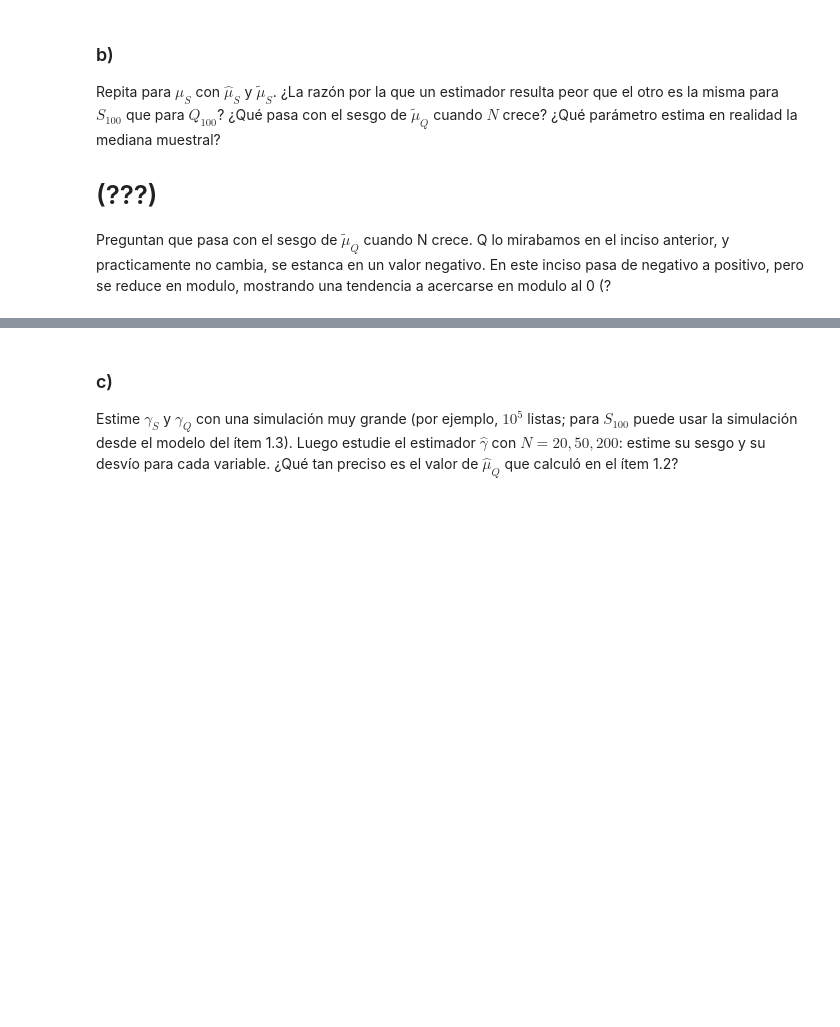
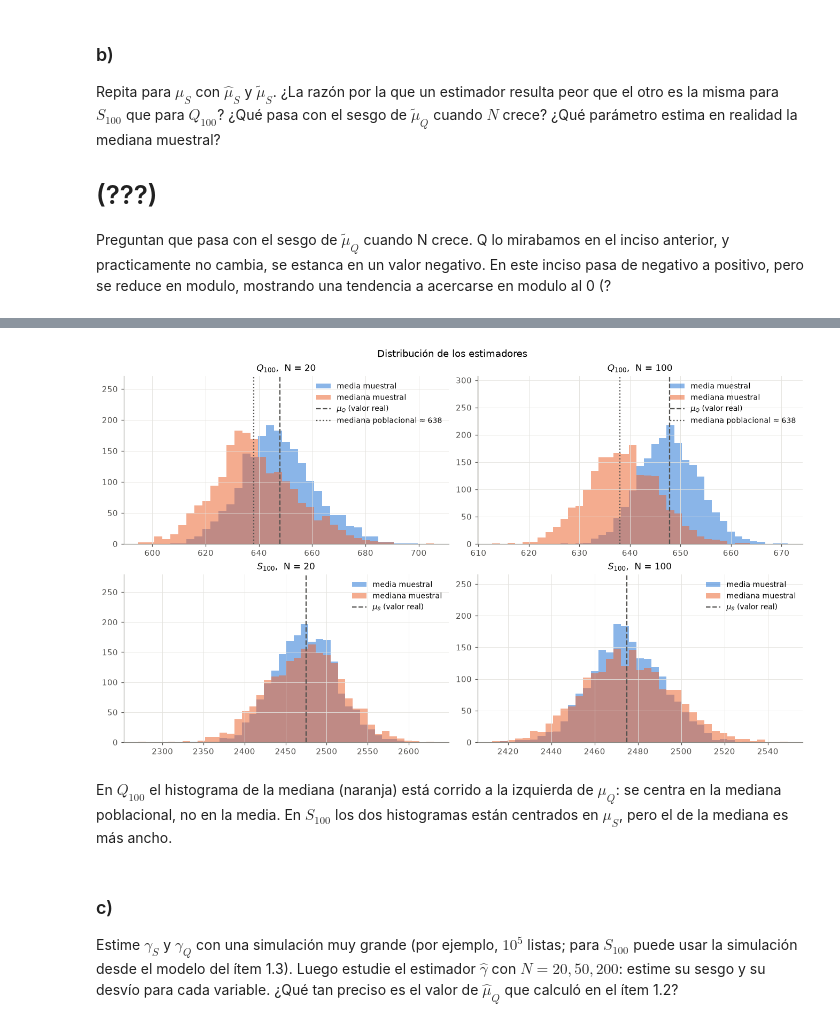
Before and after one commit to fdllrs/estadistica-computacional-tp, a Jupyter notebook: bloque2.ipynb, the cells around one changed output, grey strips where cells are left out. Saved outputs shown, nothing was run; the diff lists cells and outputs as text; code cells hidden in the pictures; blank space fills up the shorter version.

```diff
--- a/bloque2.ipynb
+++ b/bloque2.ipynb
@@ -147,3 +177,33 @@ El parámetro que estima es la mediana teórica.
+# %%
+# Poblaciones grandes (10^5 valores de cada variable): acá para la mediana poblacional, y en c) para γ_S y γ_Q
+Q_grande = muestras_Q(100_000)
+S_grande = muestras_S(100_000)
+mediana_pob_Q = np.median(Q_grande)
+
+# Distribución de los 2000 valores de cada estimador (mismas simulaciones de a) y b))
+fig, axes = plt.subplots(2, 2, figsize=(12, 7), constrained_layout=True)
+for fila, (variable, resultados, mu) in enumerate([("Q", resultados_Q, mu_Q), ("S", resultados_S, mu_S)]):
+    for col, N in enumerate([20, 100]):
+        ax = axes[fila, col]
+        medias, medianas = resultados[N]["estimaciones"]
+        # bins de ancho múltiplo de 0.5 (las medianas valen enteros o medios enteros)
+        todos = np.concatenate([medias, medianas])
+        ancho = np.ceil((todos.max() - todos.min()) / 40 * 2) / 2
+        bins = np.arange(np.floor(todos.min()) - 0.25, todos.max() + ancho, ancho)
+        ax.hist(medias, bins=bins, color=AZUL, alpha=0.55, label="media muestral")
+        ax.hist(medianas, bins=bins, color=NARANJA, alpha=0.55, label="mediana muestral")
+        ax.axvline(mu, color=GRIS, ls="--", lw=1.5, label=rf"$\mu_{variable}$ (valor real)")
+        if variable == "Q":
+            ax.axvline(mediana_pob_Q, color=GRIS, ls=":", lw=1.5, label=f"mediana poblacional ≈ {mediana_pob_Q:.0f}")
+        ax.set_title(rf"${variable}_{{100}}$,  N = {N}")
+        ax.set_ylim(top=ax.get_ylim()[1] * 1.35)
+        ax.legend(loc="upper right")
+fig.suptitle("Distribución de los estimadores", fontsize=12)
+plt.show()
+# %% [output]
+[figure, added]
+# %% [markdown]
+En $Q_{100}$ el histograma de la mediana (naranja) está corrido a la izquierda de $\mu_Q$: se centra en la mediana poblacional, no en la media. En $S_{100}$ los dos histogramas están centrados en $\mu_S$, pero el de la mediana es más ancho.
 # %% [markdown]
 
 ### c)
```
Also changed, not shown: parts of 13 cells of this notebook.
